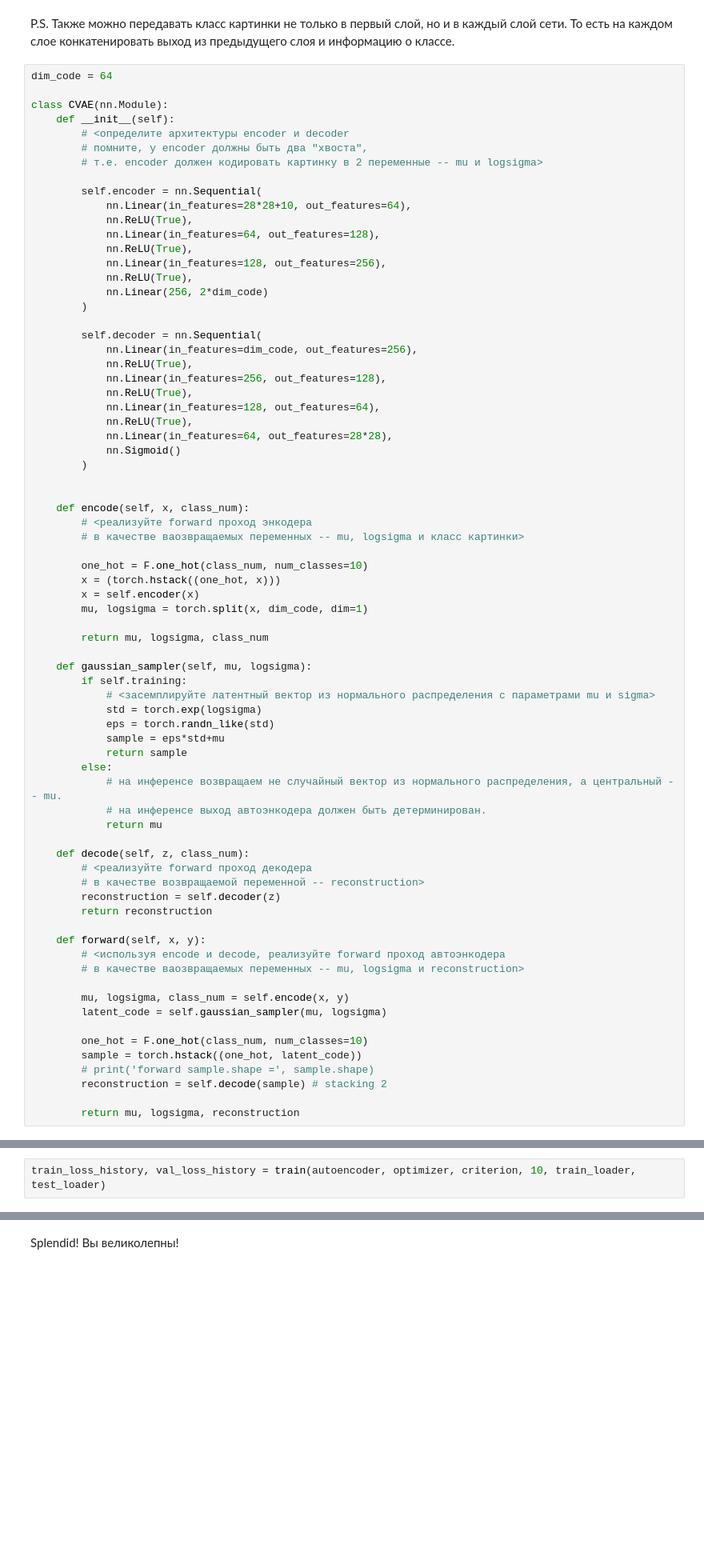
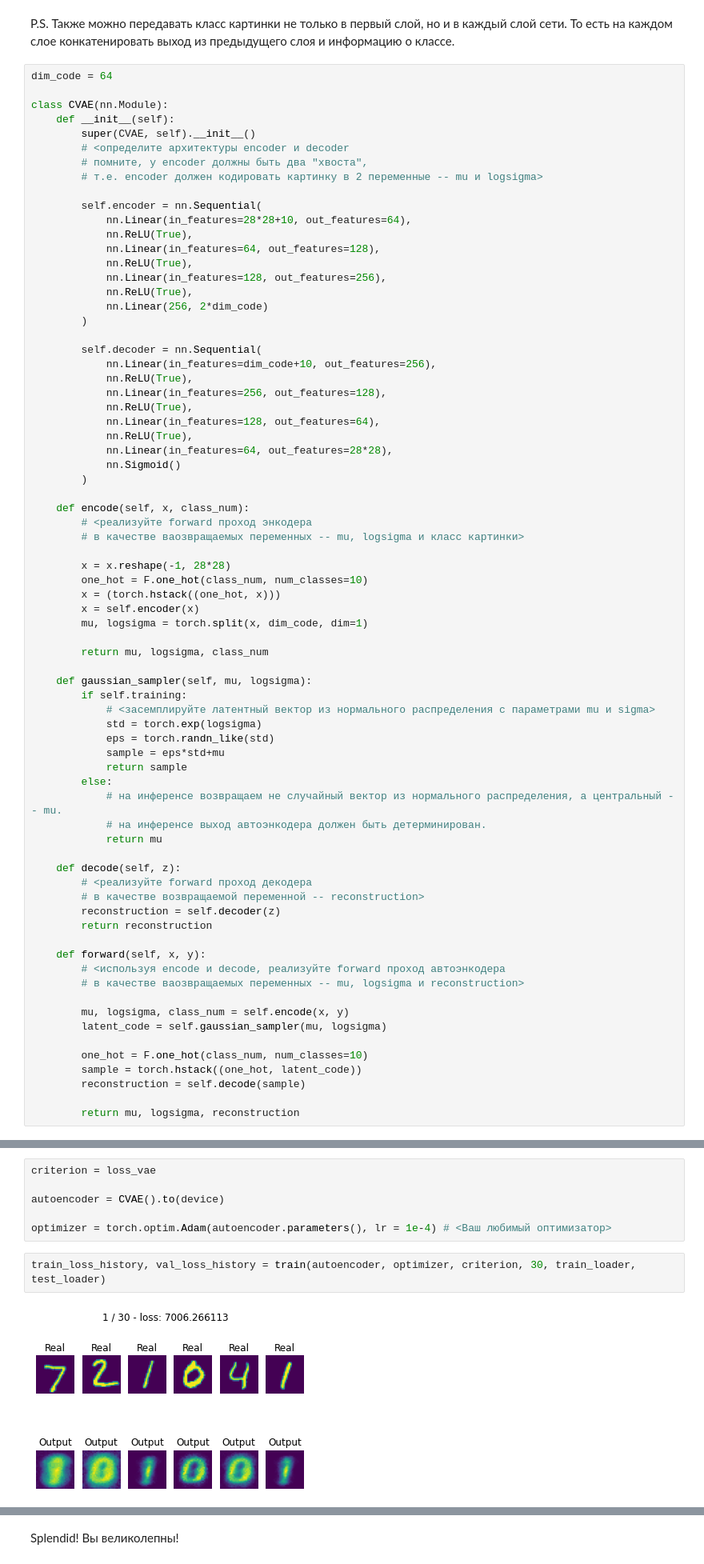
Before and after one commit to protaxY/DLS, a Jupyter notebook: [hw]autoencoders.ipynb, the cells around one changed output, grey strips where cells are left out. Shown at 80% size. Drawn from its saved outputs; the diff is of its cells as text; blank space fills up the shorter version.

```diff
--- a/[hw]autoencoders.ipynb
+++ b/[hw]autoencoders.ipynb
@@ -736,6 +736,7 @@ dim_code = 64
 
 class CVAE(nn.Module):
     def __init__(self):
+        super(CVAE, self).__init__()
         # <определите архитектуры encoder и decoder
         # помните, у encoder должны быть два "хвоста",
         # т.е. encoder должен кодировать картинку в 2 переменные -- mu и logsigma>
@@ -751,7 +752,7 @@ class CVAE(nn.Module):
         )
 
         self.decoder = nn.Sequential(
-            nn.Linear(in_features=dim_code, out_features=256),
+            nn.Linear(in_features=dim_code+10, out_features=256),
             nn.ReLU(True),
             nn.Linear(in_features=256, out_features=128),
             nn.ReLU(True),
@@ -761,11 +762,11 @@ class CVAE(nn.Module):
             nn.Sigmoid()
         )
 
-
     def encode(self, x, class_num):
         # <реализуйте forward проход энкодера
         # в качестве ваозвращаемых переменных -- mu, logsigma и класс картинки>
 
+        x = x.reshape(-1, 28*28)
         one_hot = F.one_hot(class_num, num_classes=10)
         x = (torch.hstack((one_hot, x)))
         x = self.encoder(x)
@@ -785,7 +786,7 @@ class CVAE(nn.Module):
             # на инференсе выход автоэнкодера должен быть детерминирован.
             return mu
 
-    def decode(self, z, class_num):
+    def decode(self, z):
         # <реализуйте forward проход декодера
         # в качестве возвращаемой переменной -- reconstruction>
         reconstruction = self.decoder(z)
@@ -800,7 +801,6 @@ class CVAE(nn.Module):
 
         one_hot = F.one_hot(class_num, num_classes=10)
         sample = torch.hstack((one_hot, latent_code))
-        # print('forward sample.shape =', sample.shape)
-        reconstruction = self.decode(sample) # stacking 2
+        reconstruction = self.decode(sample)
 
         return mu, logsigma, reconstruction
@@ -807,3 +880,10 @@ class CVAE(nn.Module):
+# %%
+criterion = loss_vae
+
+autoencoder = CVAE().to(device)
+
+optimizer = torch.optim.Adam(autoencoder.parameters(), lr = 1e-4) # <Ваш любимый оптимизатор>
 # %%
-train_loss_history, val_loss_history = train(autoencoder, optimizer, criterion, 10, train_loader, test_loader)
+train_loss_history, val_loss_history = train(autoencoder, optimizer, criterion, 30, train_loader, test_loader)
 # %% [output]
+[figure, added]
```
Also changed, not shown: parts of 5 cells of this notebook.
